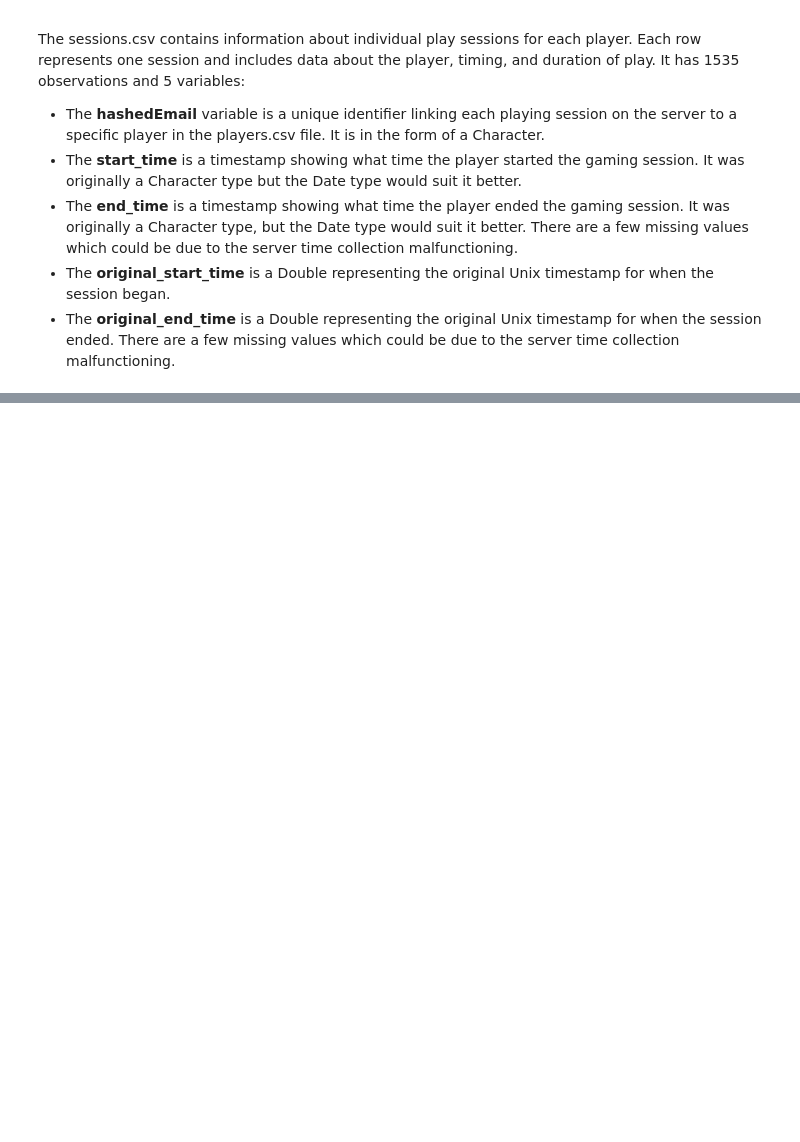
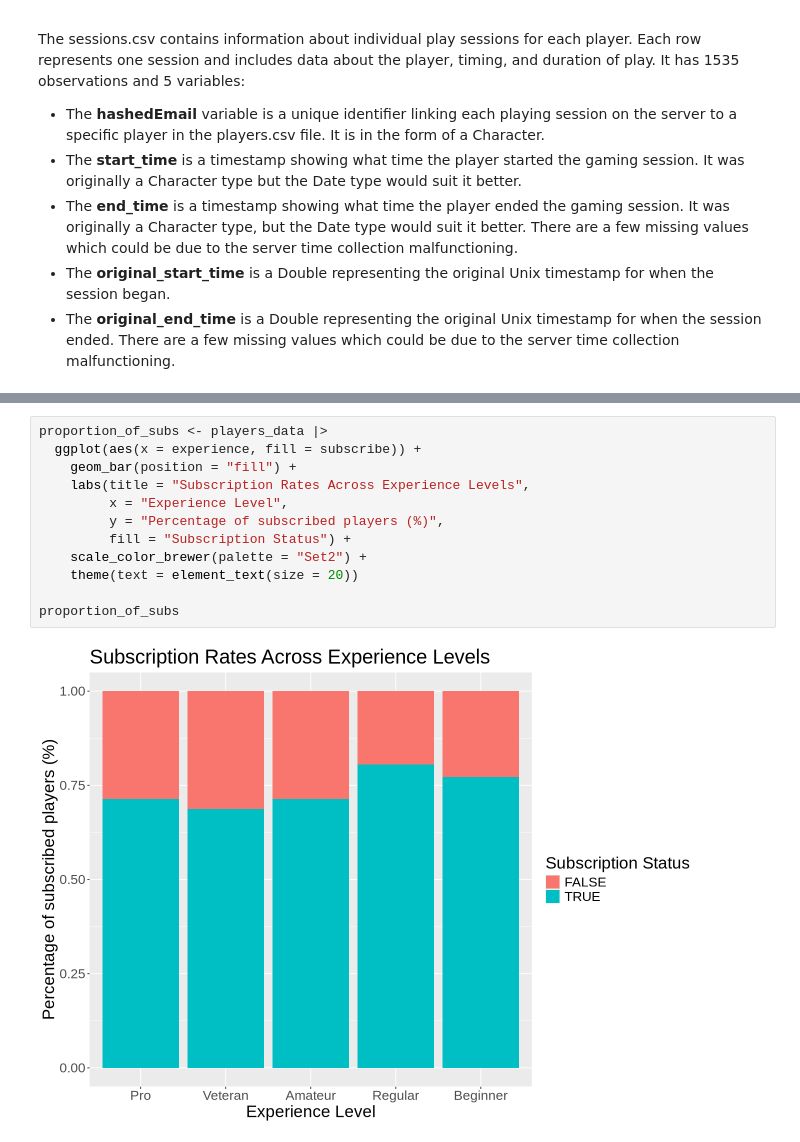
Before and after one commit to elisdale/videogame_ds_project, a Jupyter notebook: videogame_ds_planning.ipynb, the cells around one changed output, grey strips where cells are left out. Saved outputs shown, nothing was run; the diff lists cells and outputs as text; blank space fills up the shorter version.

```diff
--- a/videogame_ds_planning.ipynb
+++ b/videogame_ds_planning.ipynb
@@ -137,0 +156,14 @@ The sessions.csv contains information about individual play sessions for each pl
+# %%
+proportion_of_subs <- players_data |>
+  ggplot(aes(x = experience, fill = subscribe)) +
+    geom_bar(position = "fill") +
+    labs(title = "Subscription Rates Across Experience Levels",
+         x = "Experience Level",
+         y = "Percentage of subscribed players (%)",
+         fill = "Subscription Status") +
+    scale_color_brewer(palette = "Set2") +
+    theme(text = element_text(size = 20))
+
+proportion_of_subs
+# %% [output]
+[figure, added]
```
Also changed, not shown: parts of 4 cells of this notebook.
